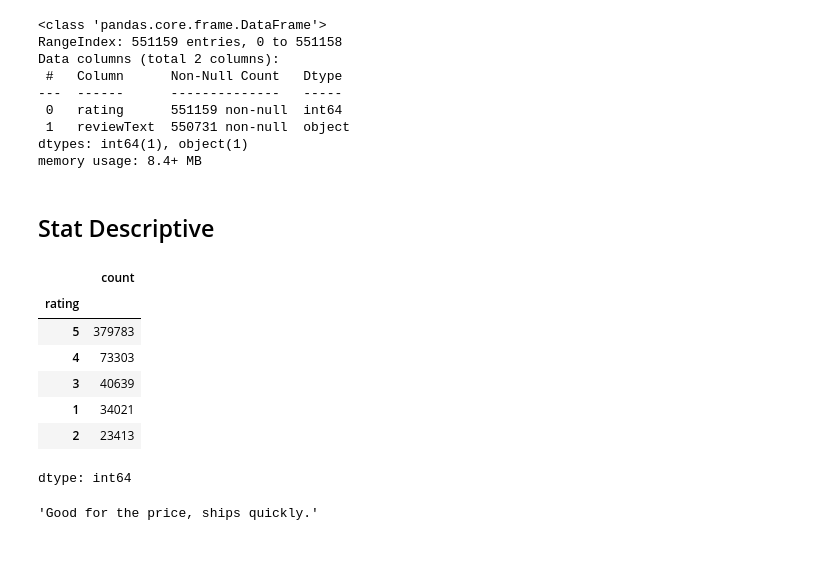
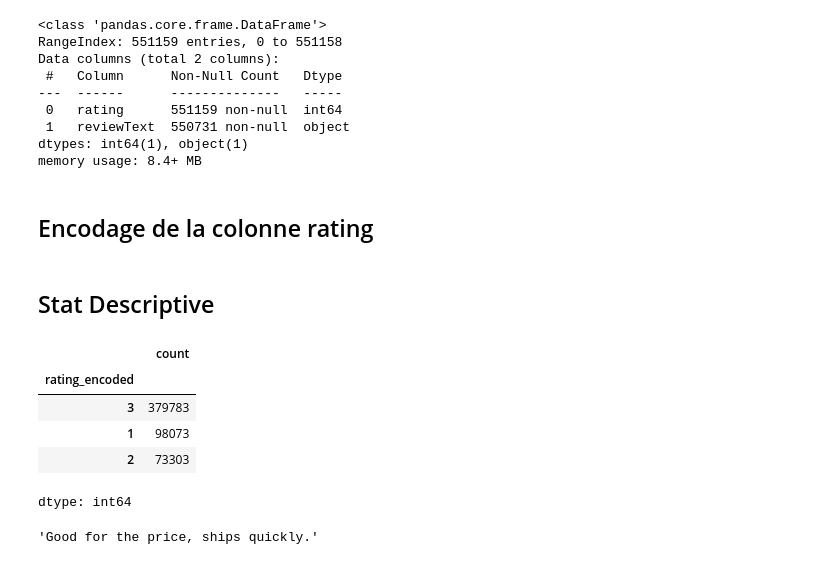
Before and after one commit to ktywab/Attribution_note_commentaire_Amazon, a Jupyter notebook: main.ipynb, the cells around one changed output. Drawn from its saved outputs; the diff is of its cells as text; code cells hidden in the pictures.

```diff
--- a/main.ipynb
+++ b/main.ipynb
@@ -122,18 +122,22 @@ Data columns (total 2 columns):
  1   reviewText  550731 non-null  object
 dtypes: int64(1), object(1)
 memory usage: 8.4+ MB
+# %% [markdown]
+## Encodage de la colonne rating
+# %%
+data['rating_encoded'] = data['rating'].replace(
+    {1 : 1 , 2 : 1, 3 : 1, 4 : 2, 5 : 3}
+)
 # %% [markdown]
 ## Stat Descriptive
 # %%
-data.loc[:, 'rating'].value_counts()
+data.loc[:, 'rating_encoded'].value_counts()
 # %% [output]
 |  | count |
-| rating |  |
-| 5 | 379783 |
-| 4 | 73303 |
-| 3 | 40639 |
-| 1 | 34021 |
-| 2 | 23413 |
+| rating_encoded |  |
+| 3 | 379783 |
+| 1 | 98073 |
+| 2 | 73303 |
 dtype: int64
 # %%
 data.loc[:, 'reviewText'][10]
```
Also changed, not shown: parts of 16 cells of this notebook.
